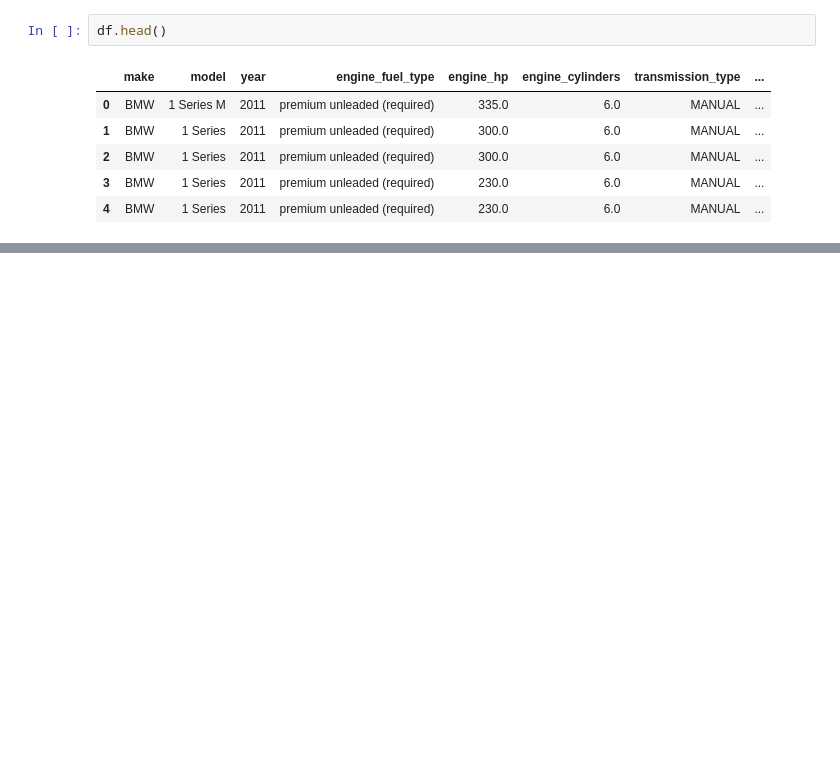
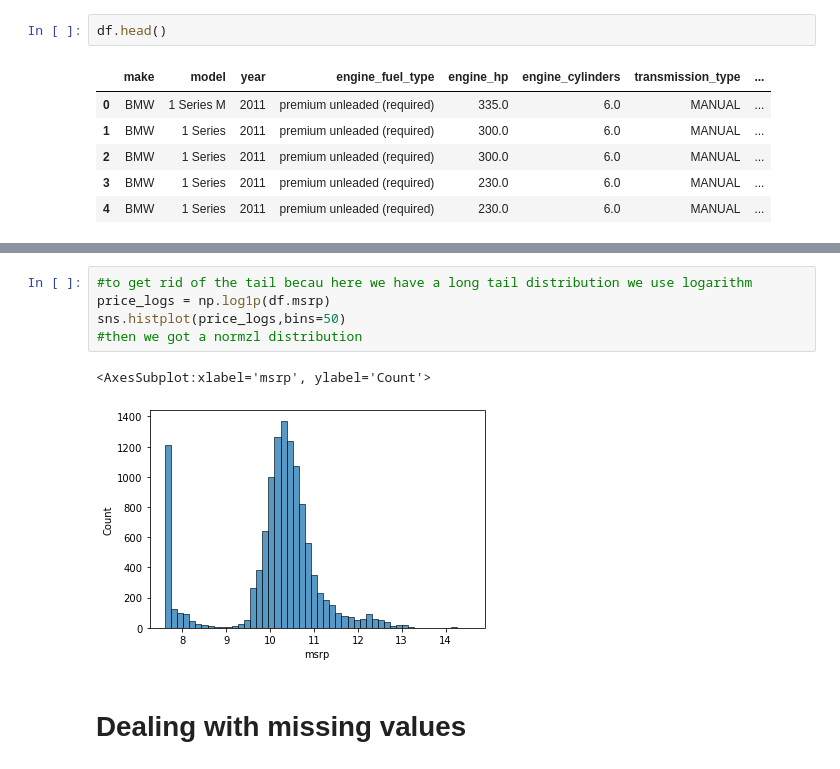
Before and after one commit to charaf19/Machine_Learning, a Jupyter notebook: MLZOOMCAMP/ML Zoomcamp - Car Price Prediction.ipynb, the cells around one changed output, grey strips where cells are left out. Saved outputs shown, nothing was run; the diff lists cells and outputs as text; blank space fills up the shorter version.

```diff
--- a/MLZOOMCAMP/ML Zoomcamp - Car Price Prediction.ipynb
+++ b/MLZOOMCAMP/ML Zoomcamp - Car Price Prediction.ipynb
@@ -57,0 +161,10 @@ dtype: object
+# %%
+#to get rid of the tail becau here we have a long tail distribution we use logarithm
+price_logs = np.log1p(df.msrp)
+sns.histplot(price_logs,bins=50)
+#then we got a normzl distribution
+# %% [output]
+<AxesSubplot:xlabel='msrp', ylabel='Count'>
+[figure, added]
+# %% [markdown]
+# Dealing with missing values
```
Also changed, not shown: parts of 12 cells of this notebook.
